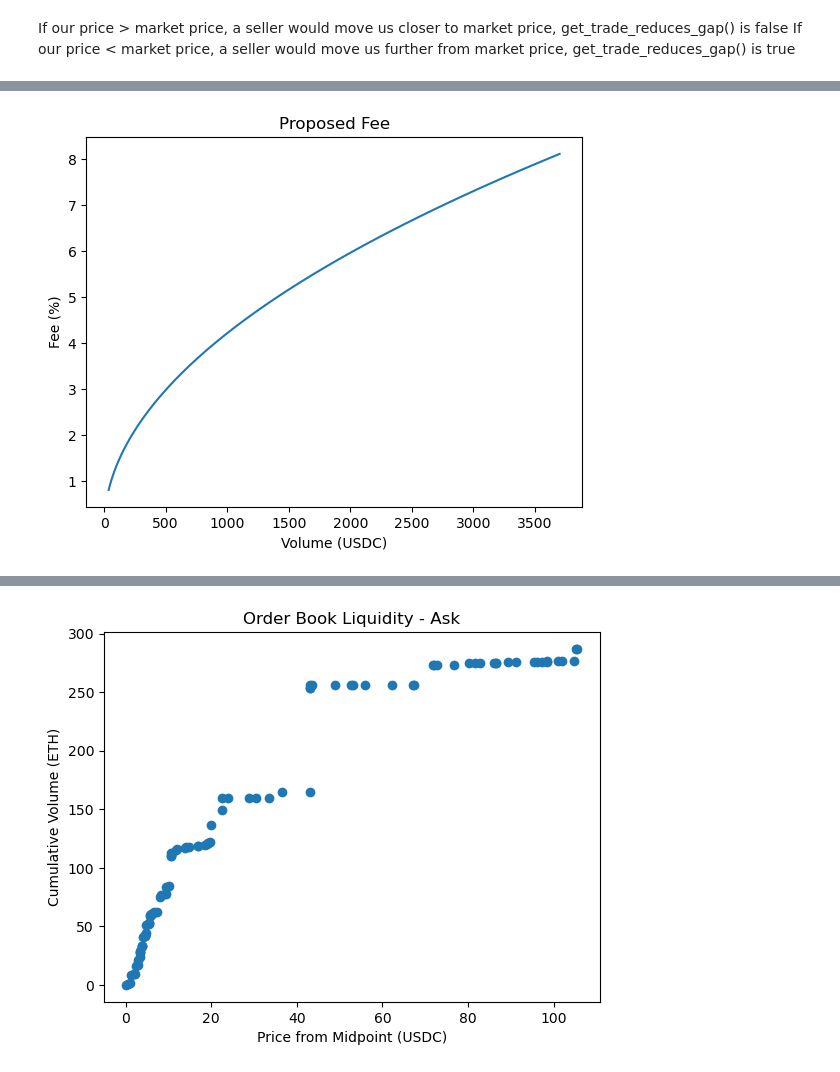
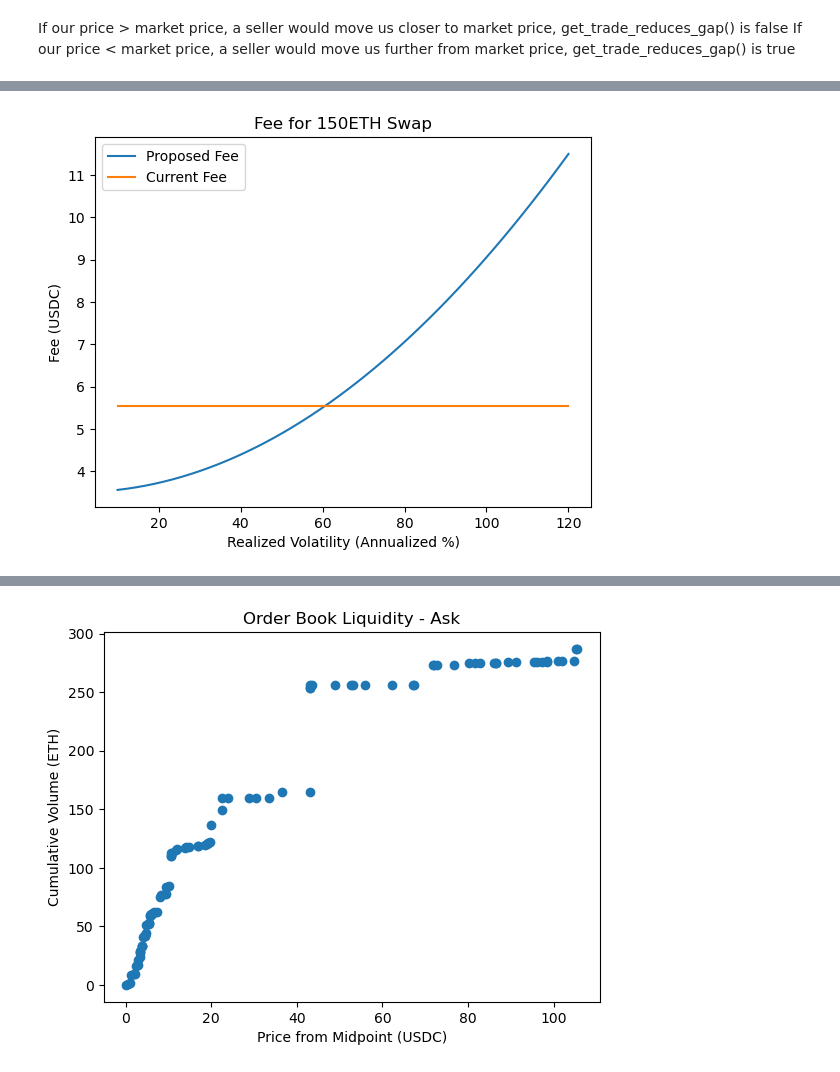
Before and after one commit to jpw993/ethlondon_dynamicfeehook, a Jupyter notebook: datascience/Fees.ipynb, the cells around one changed output, grey strips where cells are left out. Drawn from its saved outputs; the diff is of its cells as text; code cells hidden in the pictures.

```diff
--- a/datascience/Fees.ipynb
+++ b/datascience/Fees.ipynb
@@ -65,14 +51,20 @@ ETH_PRICE = 3700
 # %% [markdown]
 If our price > market price, a seller would move us closer to market price, get_trade_reduces_gap() is false
 If our price < market price, a seller would move us further from market price, get_trade_reduces_gap() is true
+# %%
+def get_current_fee(x):
+    global ETH_PRICE
+    return ETH_PRICE*0.0015*x/x
 # %%
-def get_fee(volume: float,volatility: float,trade_reduces_gap: bool)->float:
-    volume_factor = 0.5
-    volatility_factor = 1/365
-    trade_reduces_gap_factor = 1
-    min_fee = 0.05
-    fee = min_fee+(volume_factor*np.power(volume,1.5))*(volatility_factor*np.power(volatility,2))
-    # We reduce the fee for when trades bring us further from market because those tend to be more uninformed traders
-    if not trade_reduces_gap:
-        fee *= trade_reduces_gap_factor
-    return fee
+def get_fee(volume: float,volatility: float)->float:
+    'Returns fee per lot of transaction'
+    standard_eth_volume = 150
+    scaled_volume = volume/150
+    longterm_eth_volatility = 60 # Out of intuition, do not know for sure
+    scaled_vol = volatility/longterm_eth_volatility
+    constant_factor = 2
+
+    fee_per_lot = constant_factor*scaled_volume*scaled_vol**2+3.5
+    # fee_per_lot = min_fee_per_lot+volume_discount*(np.power(scaled_vol,2) + scaled_vol)
+
+    return fee_per_lot
@@ -146,20 +128,21 @@ array([  205.35      ,   215.12789484,   225.37137149,   236.102599  ,
 # %%
-# x is volume
-x = np.geomspace(0.01, 1, 100)*ETH_PRICE
-# y is volatility
-fee = get_fee(x,60,True)
-z = get_percentage_fee(fee, x)
+# y is annualized volatility
+y = np.linspace(10, 120, 50)
+proposed_fee = get_fee(150,y)
+current_fee = get_current_fee(y)
 
-plt.plot(x, z)
+plt.plot(y, proposed_fee, label='Proposed Fee')
+plt.plot(y, current_fee, label='Current Fee')
 
 # Add labels and title
-plt.xlabel('Volume (USDC)')
-plt.ylabel('Fee (%)')
-plt.title('Proposed Fee')
+plt.xlabel('Realized Volatility (Annualized %)')
+plt.ylabel('Fee (USDC)')
+plt.title('Fee for 150ETH Swap')
+plt.legend()
 
 # Show the plot
 plt.show()
 # %% [output]
-[figure, old version]
+[figure, new version]
 # %%
 # x is volume
```
Also changed, not shown: parts of 28 cells of this notebook.
